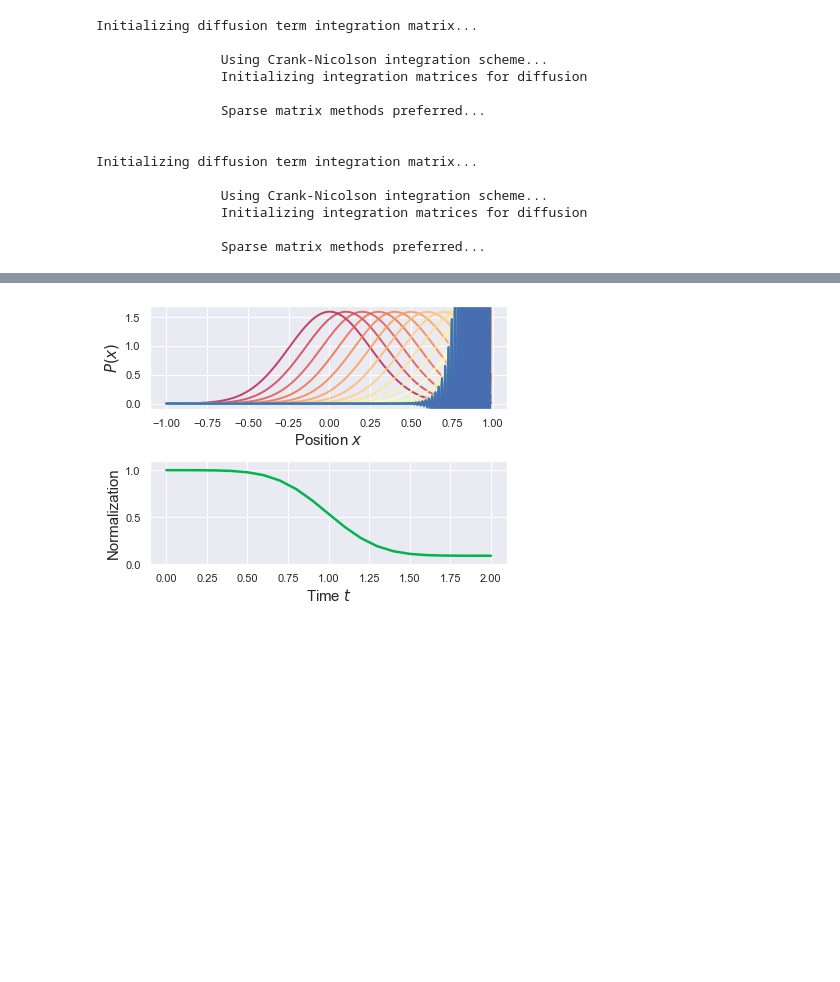
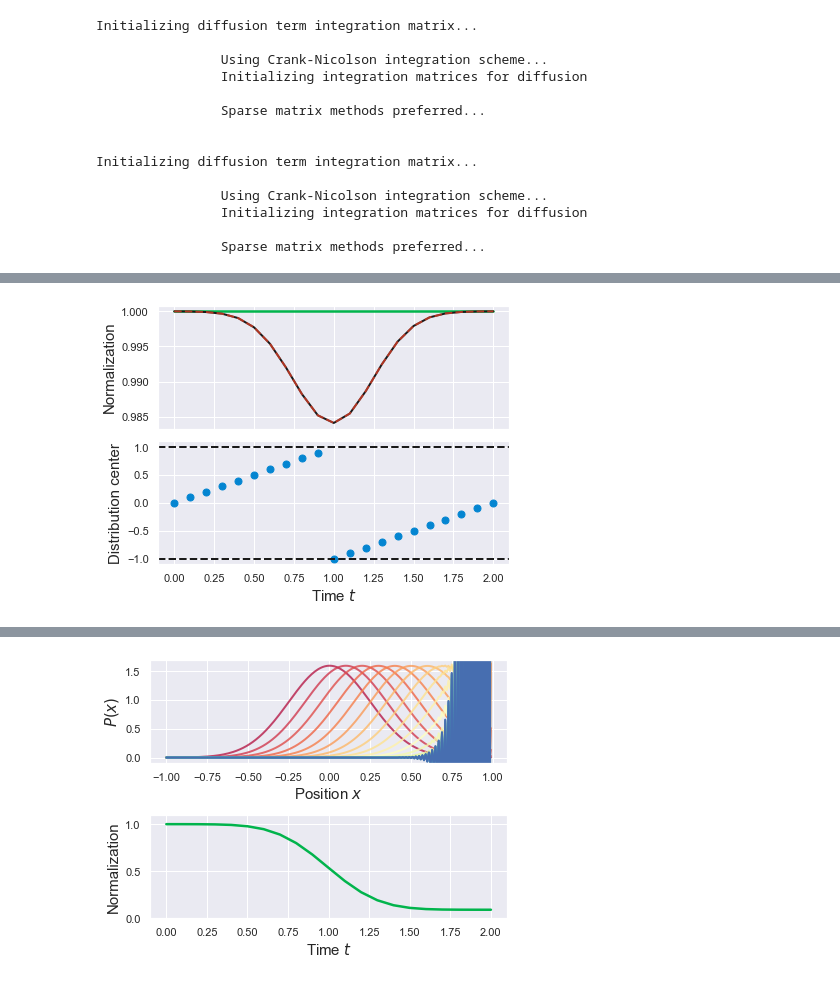
Before and after one commit to StevenJLarge/FokkerPlanck, a Jupyter notebook: notebooks/01-slarge-advection.ipynb, the cells around one changed output, grey strips where cells are left out. Saved outputs shown, nothing was run; the diff lists cells and outputs as text; code cells hidden in the pictures; blank space fills up the shorter version.

```diff
--- a/notebooks/01-slarge-advection.ipynb
+++ b/notebooks/01-slarge-advection.ipynb
@@ -194,0 +196,32 @@ plt.tight_layout()
+# %%
+fig, ax = plt.subplots(2, 1, figsize=(6, 4.5), sharex=True)
+
+norm_tracker_scipy = []
+norm_tracker_scipy_dx = []
+
+# Array to track the position of the center of the distribution
+distribution_center = []
+
+for i, density in enumerate(density_periodic):
+    distribution_center.append(fpe_periodic.xArray[np.argmax(density)])
+    # We can specify an array of x-values OR a dx interval, both will give the
+    # same result
+    norm_tracker_scipy.append(si.trapz(density, fpe_periodic.xArray))
+    norm_tracker_scipy_dx.append(si.trapz(density, dx=dx))
+
+ax[0].plot(time_tracker, norm_tracker, linewidth=2.5, color=sns.xkcd_rgb["shamrock"])
+ax[0].plot(time_tracker, norm_tracker_scipy, linewidth=2.0, color='k')
+ax[0].plot(time_tracker, norm_tracker_scipy_dx, linewidth=2.0, color=sns.xkcd_rgb["tomato"], alpha=0.7, linestyle='--')
+
+ax[1].plot(time_tracker, distribution_center, 'o', markersize=7, color=sns.xkcd_rgb["cerulean"])
+ax[1].axhline(1, linestyle='--', color='k', linewidth=2.0)
+ax[1].axhline(-1, linestyle='--', color='k', linewidth=2.0)
+
+ax[0].set_ylabel(r"Normalization", fontsize=15)
+
+ax[1].set_xlabel(r"Time $t$", fontsize=15)
+ax[1].set_ylabel(r"Distribution center", fontsize=15)
+
+plt.tight_layout()
+# %% [output]
+[figure, added]
```
Also changed, not shown: parts of 5 cells of this notebook, 1 other file.
